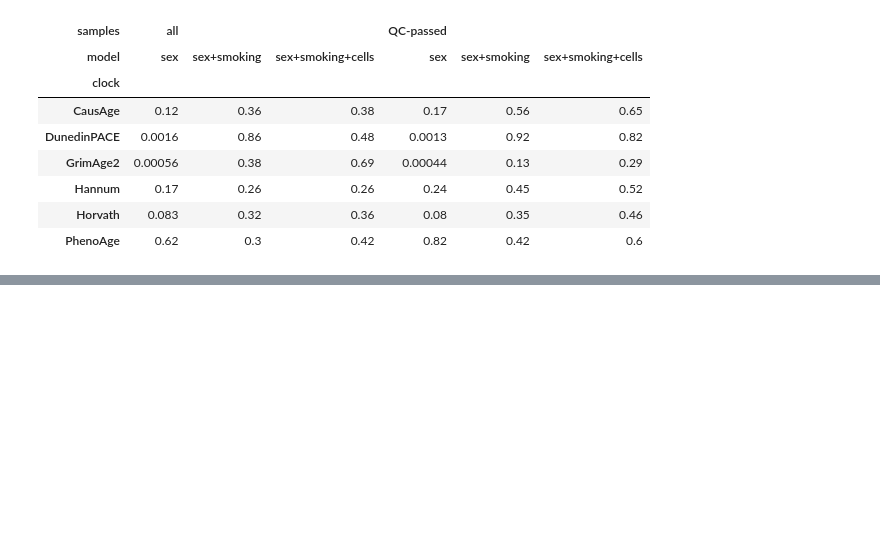
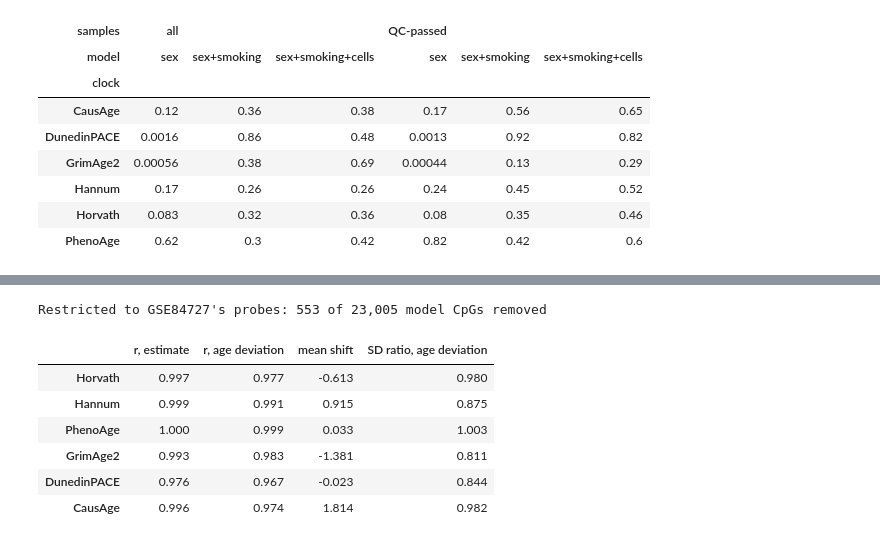
Before and after one commit to nickdelkis/ageing-clock-benchmark, a Jupyter notebook: notebooks/clock_benchmark.ipynb, the cells around one changed output, grey strips where cells are left out. Saved outputs shown, nothing was run; the diff lists cells and outputs as text; code cells hidden in the pictures; blank space fills up the shorter version.

```diff
--- a/notebooks/clock_benchmark.ipynb
+++ b/notebooks/clock_benchmark.ipynb
@@ -361,0 +432,34 @@ plt.show()
+# %%
+if SENSITIVITY_PROBES and SENSITIVITY_PROBES != DATASET:
+    restricted = subset_cpgs(model_input, probe_ids(SENSITIVITY_PROBES))
+    removed = model_input.dnam.shape[0] - restricted.dnam.shape[0]
+    print(f"Restricted to {SENSITIVITY_PROBES}'s probes: {removed:,} of {model_input.dnam.shape[0]:,} model CpGs removed")
+
+    run_r = run_clocks(restricted, clock_names, imputation=IMPUTATION)
+    for label, err in run_r.failed.items():
+        print(f"  {label:<12} FAILED  {err[:160]}")
+    smoking_r = gallery.get("SmokingMcCartney", imputation_method=IMPUTATION).predict(restricted)["Predicted"].rename("smoking")
+
+    both = [c for c in preds.columns if c in run_r.predictions.columns]
+    full_p, restr_p = preds.loc[qc_pass, both], run_r.predictions.loc[qc_pass, both]
+    dev_full = deviation_table(full_p, age.loc[qc_pass])
+    dev_restr = deviation_table(restr_p, age.loc[qc_pass])
+    agreement = pd.DataFrame({
+        "r, estimate": full_p.corrwith(restr_p),
+        "r, age deviation": dev_full.corrwith(dev_restr),
+        "mean shift": (restr_p - full_p).mean(),
+        "SD ratio, age deviation": dev_restr.std() / dev_full.std(),
+    })
+    agreement.to_csv(out / f"probe_sensitivity_agreement_{SENSITIVITY_PROBES}.csv")
+    display(agreement.round(3))
+else:
+    print("Skipped: no sensitivity probe set, or this is that dataset")
+# %% [output]
+Restricted to GSE84727's probes: 553 of 23,005 model CpGs removed
+|  | r, estimate | r, age deviation | mean shift | SD ratio, age deviation |
+| Horvath | 0.997 | 0.977 | -0.613 | 0.980 |
+| Hannum | 0.999 | 0.991 | 0.915 | 0.875 |
+| PhenoAge | 1.000 | 0.999 | 0.033 | 1.003 |
+| GrimAge2 | 0.993 | 0.983 | -1.381 | 0.811 |
+| DunedinPACE | 0.976 | 0.967 | -0.023 | 0.844 |
+| CausAge | 0.996 | 0.974 | 1.814 | 0.982 |
```
Also changed, not shown: parts of 15 cells of this notebook, 48 other files.
